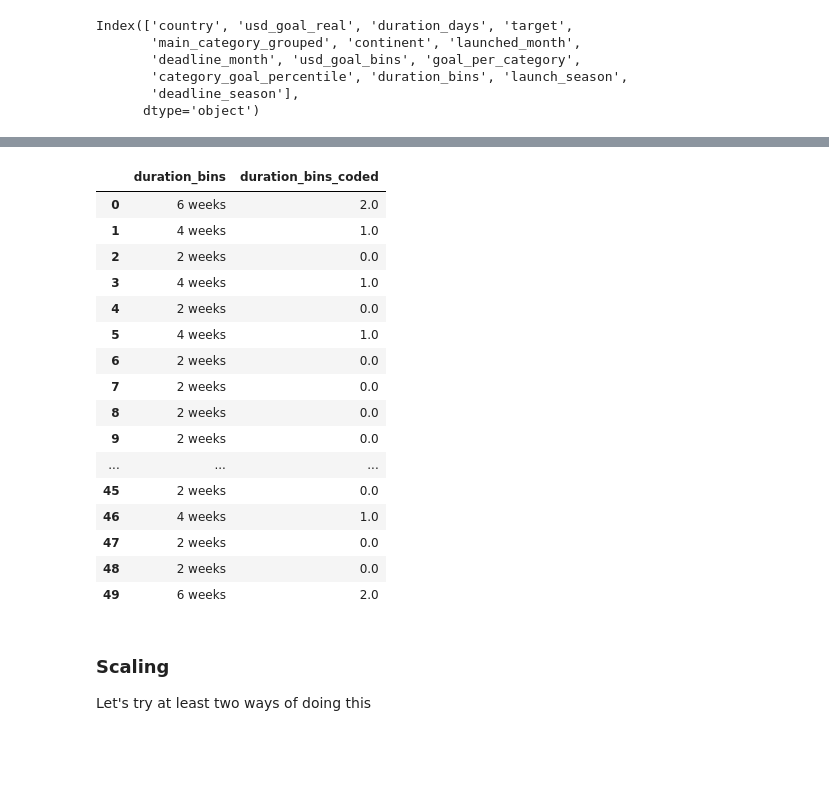
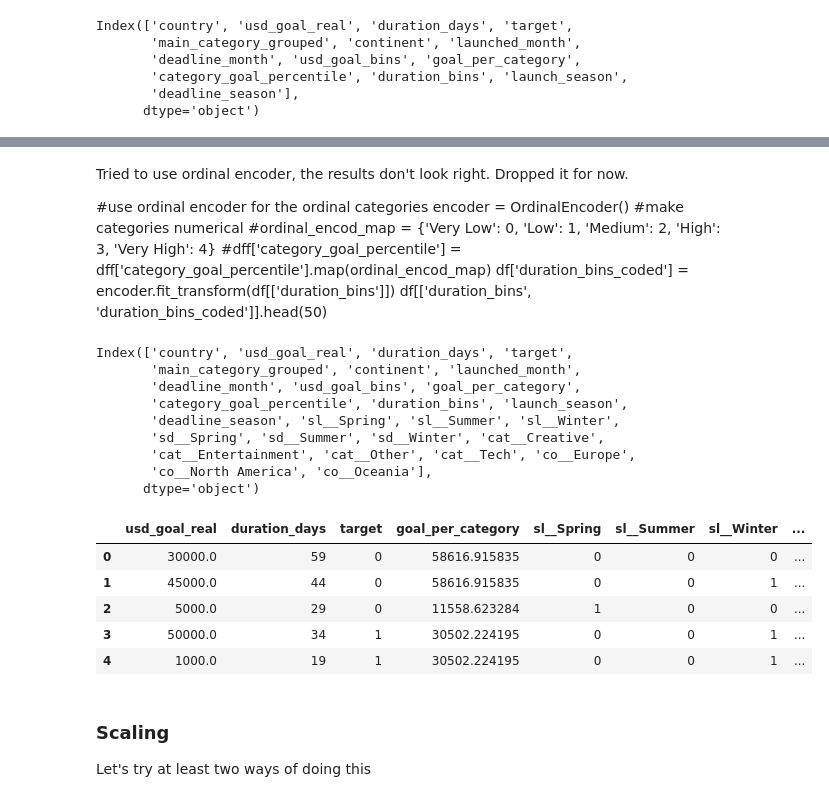
Before and after one commit to Senana/ds-ml-project_kickstarters, a Jupyter notebook: notebooks/feature_engineering/02_feature_engineering.ipynb, the cells around one changed output, grey strips where cells are left out. Saved outputs shown, nothing was run; the diff lists cells and outputs as text; code cells hidden in the pictures; blank space fills up the shorter version.

```diff
--- a/notebooks/feature_engineering/02_feature_engineering.ipynb
+++ b/notebooks/feature_engineering/02_feature_engineering.ipynb
@@ -31,7 +31,10 @@ from utils.feature_engineer_df import build_features
 #for the scaling and encoding
 from sklearn.preprocessing import OrdinalEncoder
 from sklearn.preprocessing import StandardScaler
+from sklearn.model_selection import train_test_split
 #cleanup
+
+pd.set_option('display.max_columns', None)
 # %% [output]
 Project Root added to path: /Users/surya/Documents/neue_fische/11_project/ds-ml-project_kickstarters
 # %%
@@ -156,36 +158,52 @@ dff = pd.concat([df, df_sl, df_sd, df_cat, df_co], axis=1)
+# %% [markdown]
+Tried to use ordinal encoder, the results don't look right. Dropped it for now.
+
+#use ordinal encoder for the ordinal categories
+encoder = OrdinalEncoder()
+#make categories numerical
+#ordinal_encod_map = {'Very Low': 0, 'Low': 1, 'Medium': 2, 'High': 3, 'Very High': 4}
+#dff['category_goal_percentile'] = dff['category_goal_percentile'].map(ordinal_encod_map)
+df['duration_bins_coded'] = encoder.fit_transform(df[['duration_bins']])
+df[['duration_bins', 'duration_bins_coded']].head(50)
 # %%
-#use ordinal encoder for the ordinal categories
-encoder = OrdinalEncoder()
-#make categories numerical
-#ordinal_encod_map = {'Very Low': 0, 'Low': 1, 'Medium': 2, 'High': 3, 'Very High': 4}
-#dff['category_goal_percentile'] = dff['category_goal_percentile'].map(ordinal_encod_map)
-df['duration_bins_coded'] = encoder.fit_transform(df[['duration_bins']])
-df[['duration_bins', 'duration_bins_coded']].head(50)
+dff.columns
 # %% [output]
-|  | duration_bins | duration_bins_coded |
-| 0 | 6 weeks | 2.0 |
-| 1 | 4 weeks | 1.0 |
-| 2 | 2 weeks | 0.0 |
-| 3 | 4 weeks | 1.0 |
-| 4 | 2 weeks | 0.0 |
-| 5 | 4 weeks | 1.0 |
-| 6 | 2 weeks | 0.0 |
-| 7 | 2 weeks | 0.0 |
-| 8 | 2 weeks | 0.0 |
-| 9 | 2 weeks | 0.0 |
-| ... | ... | ... |
-| 45 | 2 weeks | 0.0 |
-| 46 | 4 weeks | 1.0 |
-| 47 | 2 weeks | 0.0 |
-| 48 | 2 weeks | 0.0 |
-| 49 | 6 weeks | 2.0 |
+Index(['country', 'usd_goal_real', 'duration_days', 'target',
+       'main_category_grouped', 'continent', 'launched_month',
+       'deadline_month', 'usd_goal_bins', 'goal_per_category',
+       'category_goal_percentile', 'duration_bins', 'launch_season',
+       'deadline_season', 'sl__Spring', 'sl__Summer', 'sl__Winter',
+       'sd__Spring', 'sd__Summer', 'sd__Winter', 'cat__Creative',
+       'cat__Entertainment', 'cat__Other', 'cat__Tech', 'co__Europe',
+       'co__North America', 'co__Oceania'],
+      dtype='object')
 # %%
-#to remember: These would need to be soft-dropped later
-columns_to_softdrop = ['country', #to play around with
-                       'duration_days', #because the bins are not ideal
-                       'launched_month', 'deadline_month', #because we have season but might want to look closer
-                       'launch_season', 'deadline_season', 'main_category_grouped', 'continent' #after creating dummies, get rid of these!
+#let's soft-drop everything we just encoded
+#commented out all the keepers
+columns_to_softdrop = ['country', #we kept it for comparison
+                       # 'usd_goal_real', #right now I want to try scaling actual values
+                       #'duration_days', #I want to scale these and drop the bins instead for now
+                       # 'target', (obviously)
+                       'main_category_grouped', 'continent', #after creating dummies, get rid of these!
+                        'launched_month', 'deadline_month', #because we have season but might want to look closer
+                        'usd_goal_bins', #using category_goal_percentile (those two are redundant)
+                        #'goal_per_category', #it's a polynomial feature - not independent but that's probably ok
+                       'category_goal_percentile', #it's an orinal bin so keeping 'goal per category' instead
+                       'duration_bins', #want to use actual values instead, using duration_days
+                       'launch_season', 'deadline_season', #gotten dummies
+                       #'duration_bins_coded', #dropped the whole encoding code
                        ]
+# keeping the already dummied ones obviously
+# %%
+df_to_scale = dff.drop(columns=columns_to_softdrop, axis=1)
+df_to_scale.head()
+# %% [output]
+|  | usd_goal_real | duration_days | target | goal_per_category | sl__Spring | sl__Summer | sl__Winter | ... |
+| 0 | 30000.0 | 59 | 0 | 58616.915835 | 0 | 0 | 0 | ... |
+| 1 | 45000.0 | 44 | 0 | 58616.915835 | 0 | 0 | 1 | ... |
+| 2 | 5000.0 | 29 | 0 | 11558.623284 | 1 | 0 | 0 | ... |
+| 3 | 50000.0 | 34 | 1 | 30502.224195 | 0 | 0 | 1 | ... |
+| 4 | 1000.0 | 19 | 1 | 30502.224195 | 0 | 0 | 1 | ... |
 # %% [markdown]
 ### Scaling
 Let's try at least two ways of doing this
```
Also changed, not shown: parts of 8 cells of this notebook.
